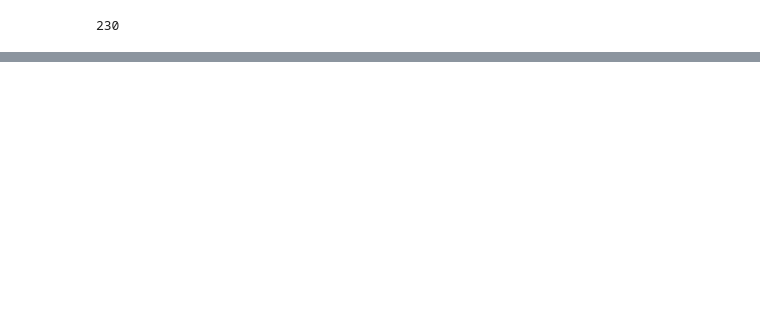
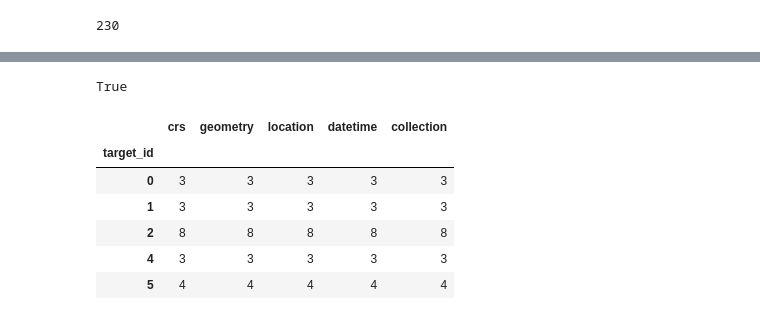
Before and after one commit to ljstrnadiii/torchgeo, a Jupyter notebook: torchgeo/experimental/spatiotemporal/gpd_example.ipynb, the cells around one changed output, grey strips where cells are left out. Cells and saved outputs as stored; diff of their text form; code cells hidden in the pictures; blank space fills up the shorter version.

Commit message:
super basic sample example

```diff
--- a/torchgeo/experimental/spatiotemporal/gpd_example.ipynb
+++ b/torchgeo/experimental/spatiotemporal/gpd_example.ipynb
@@ -72,7 +83,7 @@ len(glob.glob('/tmp/example_rasters/**/*.tif'))
 # %%
 date_regex = r'_(\d{8})\.tif$'
 
-target_tiff_index = build_raster_index(
+target_index = build_raster_index(
     tifs=targets, date_regex=date_regex, collection='target'
 )
 sentinel2_tiff_index = build_raster_index(
@@ -81,5 +92,4 @@ sentinel2_tiff_index = build_raster_index(
 landsat_tiff_index = build_raster_index(
     tifs=landsat, date_regex=date_regex, collection='landsat'
 )
-
-tif_index = pd.concat([target_tiff_index, sentinel2_tiff_index, landsat_tiff_index])
+collection_index = pd.concat([sentinel2_tiff_index, landsat_tiff_index])
@@ -137,0 +111,32 @@ cluster_geometries(tif_index).groupby('cluster').nunique()
+# %%
+%time
+window = 8  # valid aoi must fall within 8days leading up to target tif
+required_collection = {'sentinel2', 'landsat', 'target'}
+
+valid_data = []
+for i, target_tile in target_index.groupby('location'):
+    # subset all collections w.r.t. time
+    k = collection_index.datetime - target_tile.iloc[0].datetime
+    idx = (k < pd.Timedelta(0, 'D')) & (k > -pd.Timedelta(window, 'D'))
+    subset = collection_index[idx]
+    # subset all collections wr.t. space
+    subset = subset[subset.intersects(target_tile.iloc[0]['geometry'])]
+
+    # find the intersection of all collection geometries
+    # we need to actually use overlay or some other way of handling the case
+    # where not all collections intersect. e.g. if one is disjoint, we will
+    # get an empty GeoSeries
+    combined = pd.concat([subset, target_tile])
+    combined = combined.clip(combined.intersection_all())
+
+    # combined = pd.concat([target_subset, collection_subset])
+    combined['target_id'] = target_tile.iloc[0].name
+
+    # apply any criteria like min number w.r.t. a collection or that all
+    # collections are present, etc.
+    if set(combined.collection.unique()) != required_collection:
+        continue
+
+    valid_data.append(combined)
+
+final = pd.concat(valid_data)
@@ -137,0 +146,23 @@ cluster_geometries(tif_index).groupby('cluster').nunique()
+# %%
+all(
+    final.groupby('target_id').apply(
+        lambda x: x['collection'].nunique(), include_groups=False
+    )
+    == 3
+)
+# %% [output]
+True
+# %%
+# now if we split by target_id and sample, we will have a variable number of scenes
+# that overlap. We would have to decide if our ML algorithm caan handle a non-uniform
+# temporal grid or if we want to resample to a temporal grid or to composite with the
+# median for example.
+final.groupby('target_id').count().head(5)
+# %% [output]
+|  | crs | geometry | location | datetime | collection |
+| target_id |  |  |  |  |  |
+| 0 | 3 | 3 | 3 | 3 | 3 |
+| 1 | 3 | 3 | 3 | 3 | 3 |
+| 2 | 8 | 8 | 8 | 8 | 8 |
+| 4 | 3 | 3 | 3 | 3 | 3 |
+| 5 | 4 | 4 | 4 | 4 | 4 |
```
Also changed, not shown: parts of 17 cells of this notebook, 1 other file.
